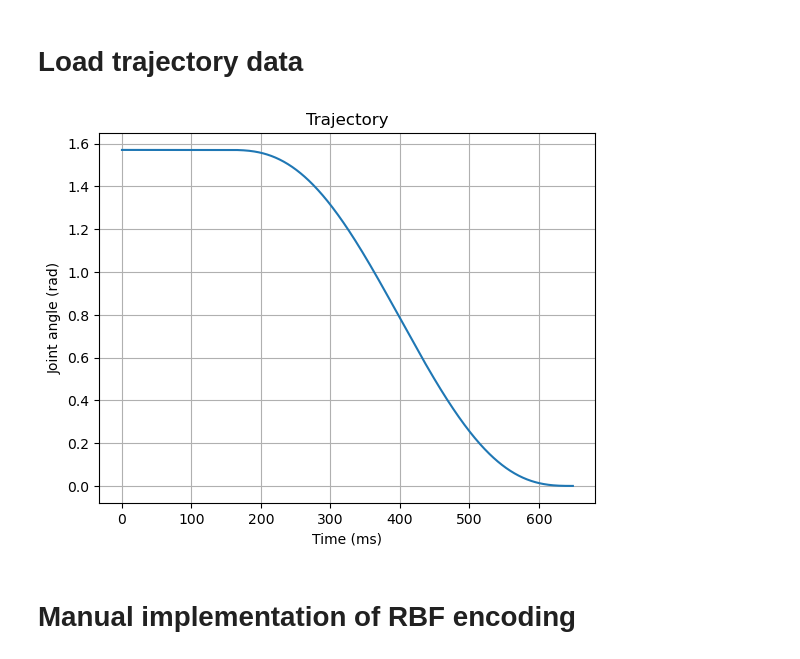
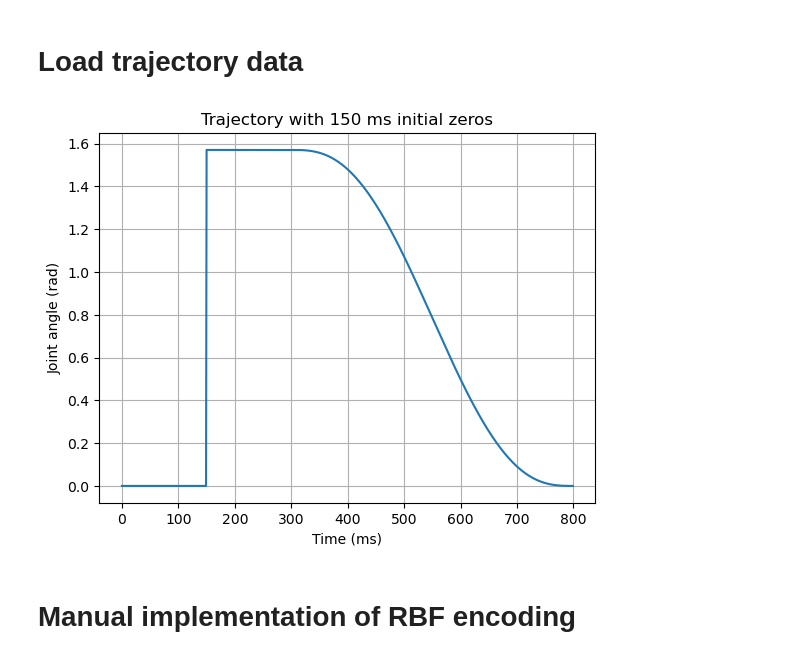
Before and after one commit to shimoura/motor-controller-model, a Jupyter notebook: testing-nestml-neurons/setting_rb_neuron_params.ipynb, the cells around one changed output. Drawn from its saved outputs; the diff is of its cells as text; code cells hidden in the pictures.

Commit message:
test in notebook adding initial silent period before receiving the trajectory

```diff
--- a/testing-nestml-neurons/setting_rb_neuron_params.ipynb
+++ b/testing-nestml-neurons/setting_rb_neuron_params.ipynb
@@ -30,37 +30,49 @@ dataset_path = (
 trajectory_file_name = dataset_path / "trajectory1.txt"
 # trajectory_file_name = dataset_path / "stage1" / "trajectories_90_to_20.txt"
 # trajectory_file_name = dataset_path / "stage1" / "trajectories_90_to_140.txt"
 
 trajectory_data = np.loadtxt(trajectory_file_name)
 
 # Define the task configuration
 step_ms = 1.0              # Simulation timestep (ms)
-n_timesteps_per_sequence = int(650.0 / step_ms)  # 650 ms at 1 ms resolution)
+# Add 150 ms initial period (150 zeros)
+initial_zeros = int(150 / step_ms)
+
+n_timesteps_per_sequence = int(650.0 / step_ms)  # 650 ms at 1 ms resolution
 original_num_points = len(trajectory_data)
 trajectory_original_resolution = 0.1  # ms
 original_duration = original_num_points * trajectory_original_resolution
 original_time = np.arange(original_num_points) * trajectory_original_resolution
 
 # Resample the trajectory data
 resampled_time = np.linspace(
 	0, original_duration, n_timesteps_per_sequence, endpoint=False
 )
 
 # Resample the trajectory data to match the desired number of timesteps
 trajectory_data_resampled = np.interp(
 	resampled_time,
 	original_time,
 	trajectory_data,
 )
 
-# Plot the resampled trajectory
+# Prepend 150 ms of zeros to the trajectory
+trajectory_data_resampled = np.concatenate([
+    np.zeros(initial_zeros),
+    trajectory_data_resampled
+])
+
+# Update the number of timesteps to include the initial zeros
+n_timesteps_per_sequence_with_zeros = len(trajectory_data_resampled)
+
+# Plot the resampled trajectory with initial zeros
 plt.plot(trajectory_data_resampled)
-plt.title("Trajectory")
+plt.title("Trajectory with 150 ms initial zeros")
 plt.xlabel("Time (ms)")
 plt.ylabel("Joint angle (rad)")
 plt.grid()
 # %% [output]
-[figure, old version]
+[figure, new version]
 # %% [markdown]
 # Manual implementation of RBF encoding
 # %%
```
Also changed, not shown: parts of 2 cells of this notebook.
